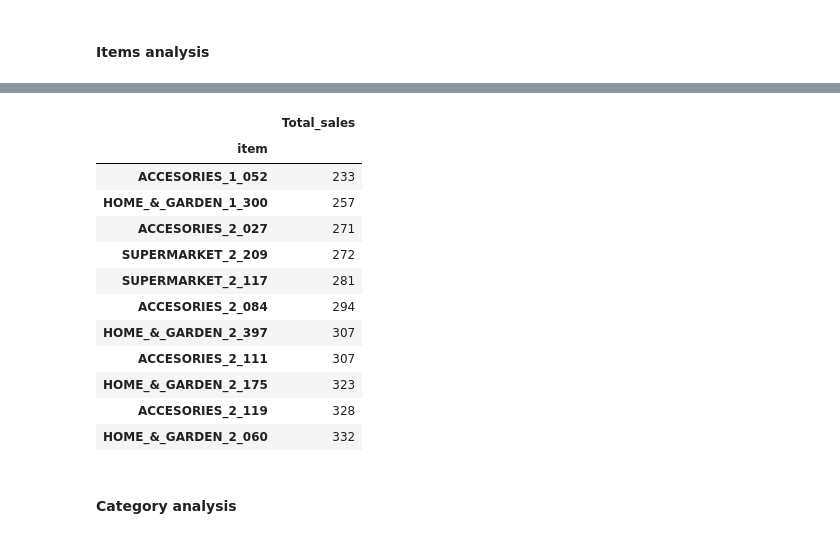
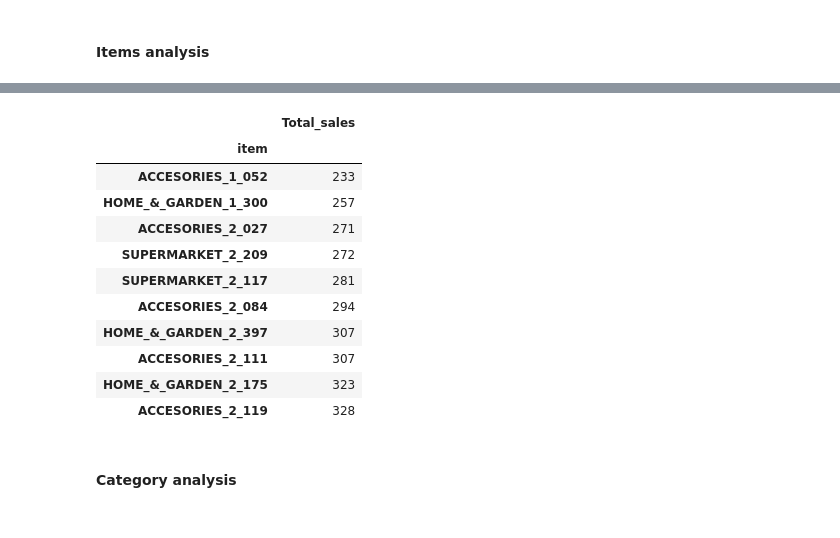
Before and after one commit to glomio/DS_market_project, a Jupyter notebook: 1) Business Analysis/Sales_&_revenue_analysis.ipynb, the cells around one changed output, grey strips where cells are left out. Saved outputs shown, nothing was run; the diff lists cells and outputs as text; code cells hidden in the pictures.

```diff
--- a/1) Business Analysis/Sales_&_revenue_analysis.ipynb
+++ b/1) Business Analysis/Sales_&_revenue_analysis.ipynb
@@ -445,22 +459,21 @@ top10_NY_fig.update_xaxes(visible=False, showticklabels=False)
 # %%
 # Top 10 less sold items New York
 worst_NY = pd_sales.loc[pd_sales['region'] == 'New York',['item', 'Total_sales']].groupby('item').sum()
-worst_NY= worst_NY.sort_values('Total_sales').iloc[:11]
+worst_NY= worst_NY.sort_values('Total_sales').iloc[:10]
 worst_NY
 # %% [output]
 |  | Total_sales |
 | item |  |
 | ACCESORIES_1_052 | 233 |
 | HOME_&_GARDEN_1_300 | 257 |
 | ACCESORIES_2_027 | 271 |
 | SUPERMARKET_2_209 | 272 |
 | SUPERMARKET_2_117 | 281 |
 | ACCESORIES_2_084 | 294 |
 | HOME_&_GARDEN_2_397 | 307 |
 | ACCESORIES_2_111 | 307 |
 | HOME_&_GARDEN_2_175 | 323 |
 | ACCESORIES_2_119 | 328 |
-| HOME_&_GARDEN_2_060 | 332 |
 # %%
 worst_NY_fig = px.bar(y = worst_NY['Total_sales'].sort_values(ascending = False).values, x= worst_NY.index, color=worst_NY.index, text=worst_NY['Total_sales'].values)
 worst_NY_fig.update_layout(title_text = "Less sold items in New York", title_x = 0.45, yaxis_title = 'Sales')
```
Also changed, not shown: parts of 18 cells of this notebook.
